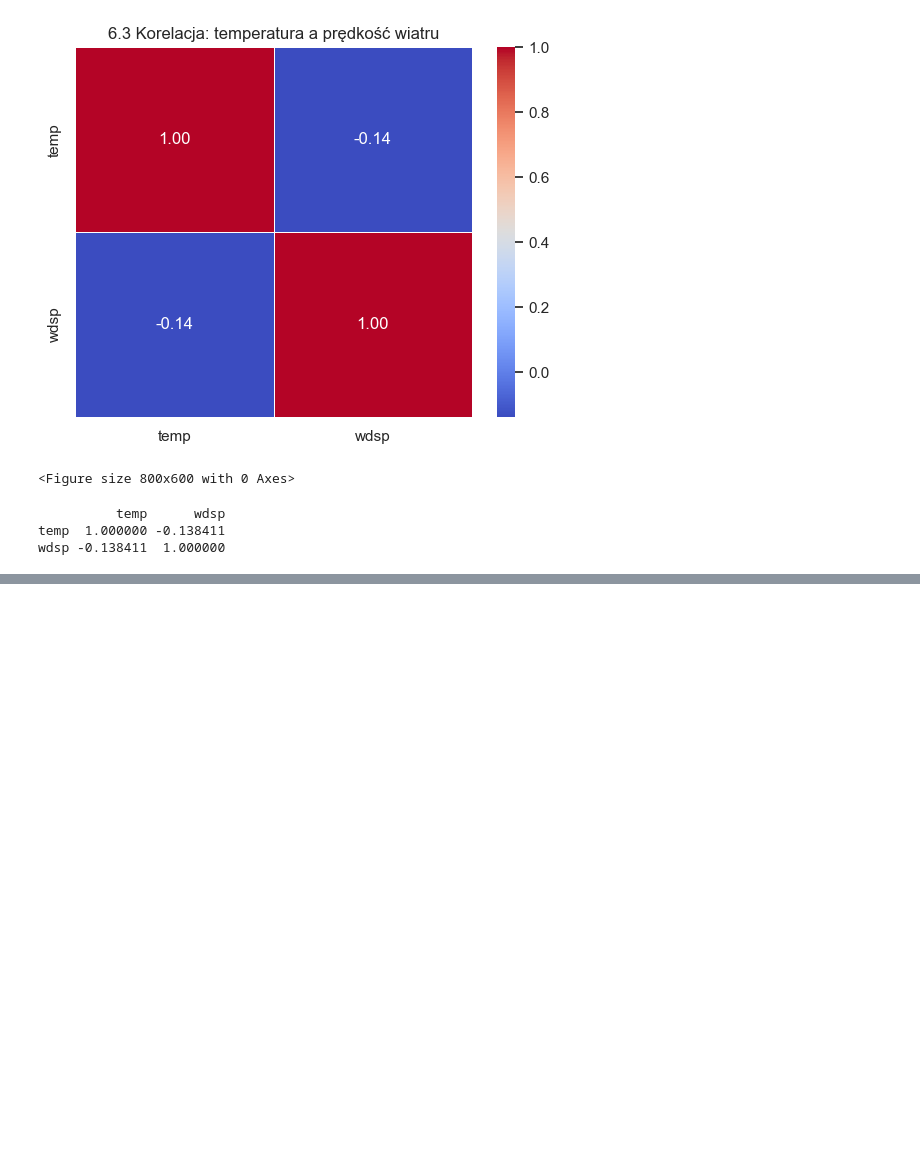
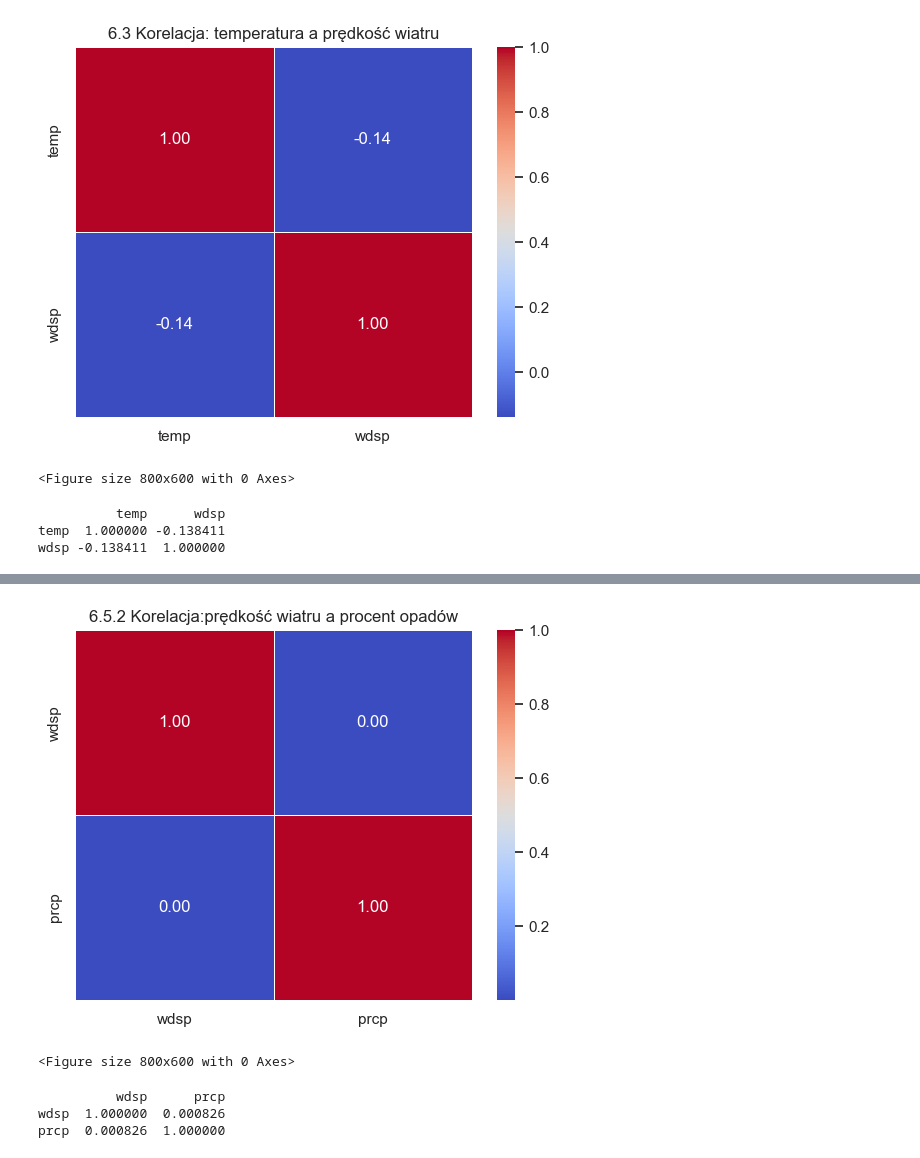
Before and after one commit to awalicki/Big_Data, a Jupyter notebook: Walicki_Dziuba_ZD2.ipynb, the cells around one changed output, grey strips where cells are left out. Drawn from its saved outputs; the diff is of its cells as text; code cells hidden in the pictures; blank space fills up the shorter version.

```diff
--- a/Walicki_Dziuba_ZD2.ipynb
+++ b/Walicki_Dziuba_ZD2.ipynb
@@ -611,0 +636,17 @@ Value -0.081667  1.000000
+# %%
+#6.5.2
+cols_652 = ["wdsp","prcp"]
+
+corr_652 = correlation_heatmap(
+    df,
+    cols_652,
+    "6.5.2 Korelacja:prędkość wiatru a procent opadów"
+)
+
+print(corr_652)
+# %% [output]
+[figure, added]
+<Figure size 800x600 with 0 Axes>
+          wdsp      prcp
+wdsp  1.000000  0.000826
+prcp  0.000826  1.000000
```
Also changed, not shown: parts of 6 cells of this notebook.
